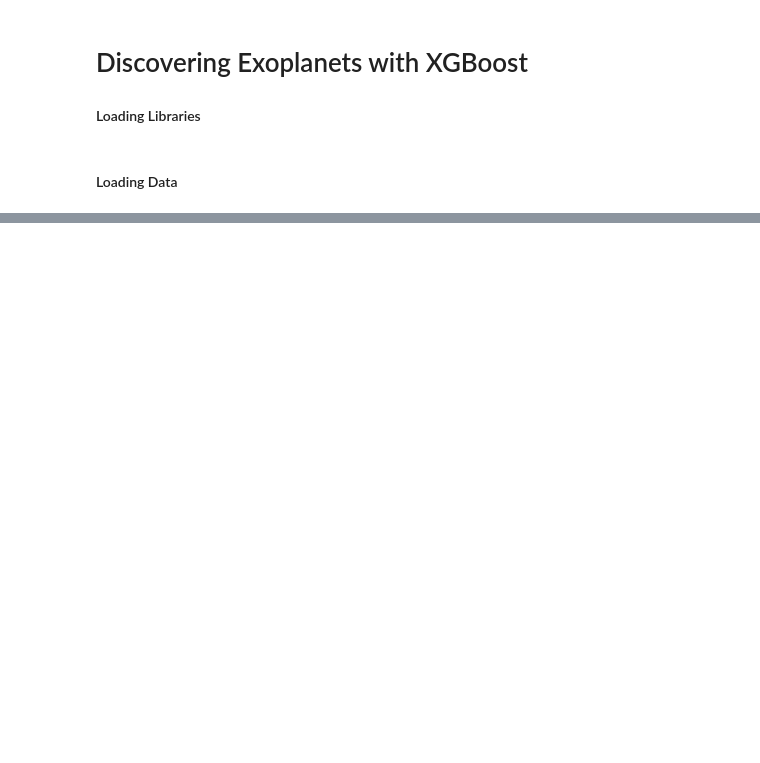
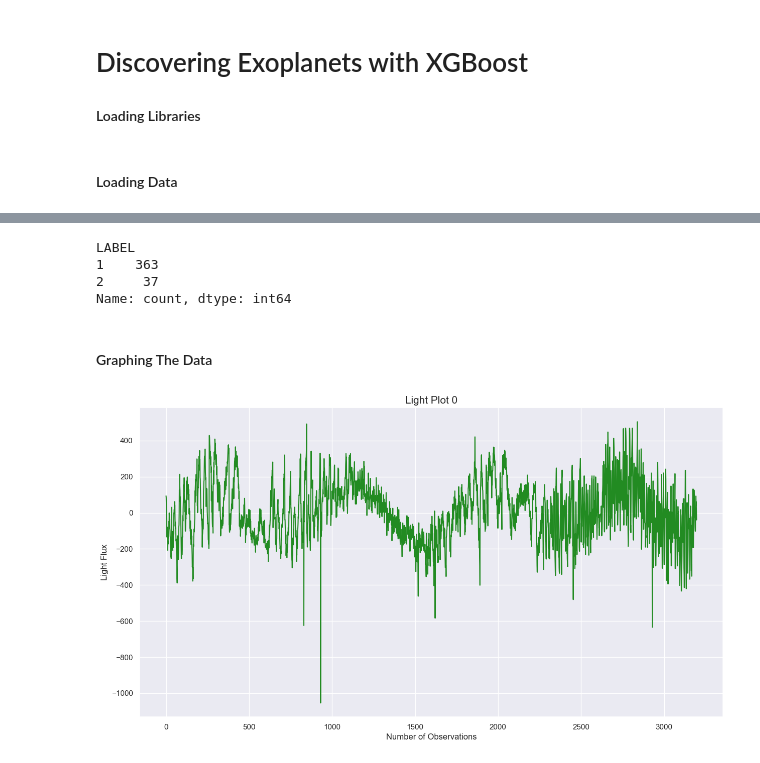
Before and after one commit to joakor89/gradient_boosting_xgb, a Jupyter notebook: chap_7/exoplanets_xgb.ipynb, the cells around one changed output, grey strips where cells are left out. Saved outputs shown, nothing was run; the diff lists cells and outputs as text; code cells hidden in the pictures; blank space fills up the shorter version.

Commit message:
Exhaustively worked on Exoplanets project

```diff
--- a/chap_7/exoplanets_xgb.ipynb
+++ b/chap_7/exoplanets_xgb.ipynb
@@ -42,3 +43,5 @@ import time
 warnings.filterwarnings('ignore')
 # %% [markdown]
 #### Loading Data
+# %%
+df = pd.read_csv('exoplanets.csv', nrows=400)
@@ -44,0 +58,15 @@ warnings.filterwarnings('ignore')
+# %%
+df['LABEL'].value_counts()
+# %% [output]
+LABEL
+1    363
+2     37
+Name: count, dtype: int64
+# %% [markdown]
+#### Graphing The Data
+# %%
+# Retrieving seaborn attributes
+sns.set()
+# %%
+X = df.iloc[:, 1:]
+y = df.iloc[:, 0]
@@ -44,0 +76,15 @@ warnings.filterwarnings('ignore')
+# %%
+# Setting "light_plot" Function:
+def light_plot(index):
+    y_vals = X.iloc[index]
+    x_vals = np.arange(len(y_vals))
+    plt.figure(figsize=(15, 8))
+    plt.xlabel('Number of Observations')
+    plt.ylabel('Light Flux')
+    plt.title('Light Plot ' + str(index), size=15)
+    plt.plot(x_vals, y_vals, color='forestgreen')
+    plt.show()
+# %%
+light_plot(0)
+# %% [output]
+[figure, added]
```
Also changed, not shown: parts of 83 cells of this notebook.
